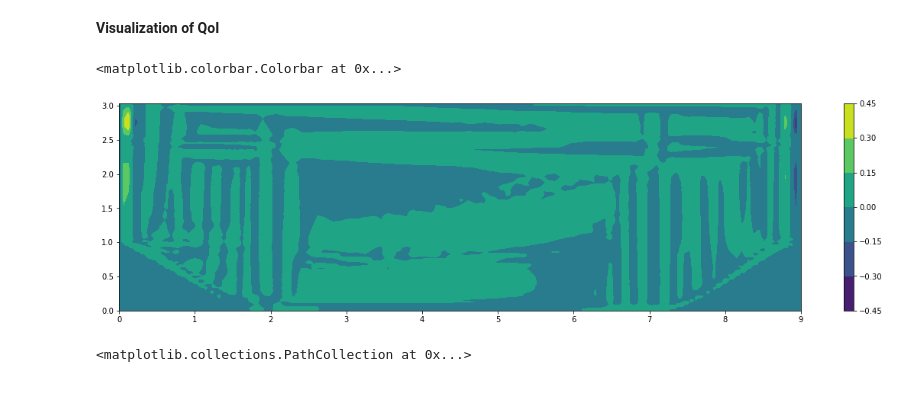
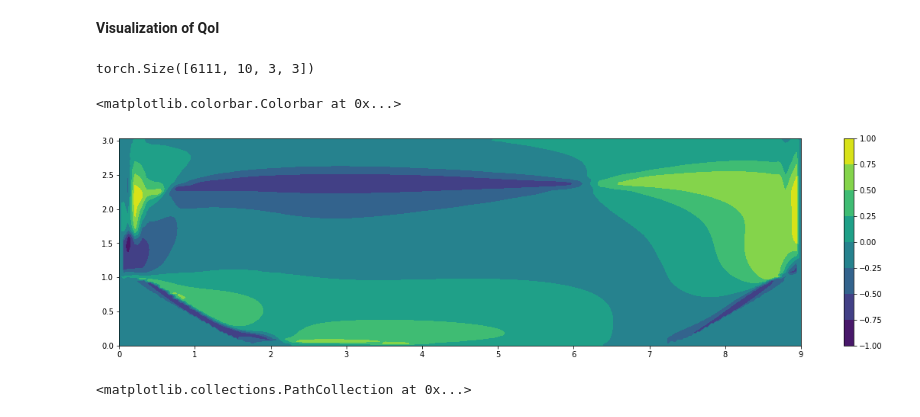
Before and after one commit to leonrccs/data_driven_rans, a Jupyter notebook: notebooks/select_nn_data.ipynb, the cells around one changed output. Drawn from its saved outputs; the diff is of its cells as text; code cells hidden in the pictures.

```diff
--- a/notebooks/select_nn_data.ipynb
+++ b/notebooks/select_nn_data.ipynb
@@ -178,23 +191,27 @@ torch.save(grid_interp, 'tensor_data/post_interpolation/grid-torch.th')
 # %% [markdown]
 **Visualization of QoI**
+# %%
+T.shape
+# %% [output]
+torch.Size([6111, 10, 3, 3])
 # %%
 # making grid for domain
 grid_all_x, grid_all_y = np.mgrid[0.:9.:300j, 0.:3.035:100j]
-grid_all_z1 = griddata(cellCenters_RANS, inv[:,3], (grid_all_x, grid_all_y), method='linear')
+grid_all_z1 = griddata(cellCenters_RANS, T[:,0,0,0], (grid_all_x, grid_all_y), method='linear')
 
 # remove Nan data points under hill crest
 mask_1 = np.isnan(grid_all_z1)
 grid_all_z1[mask_1] = 0
 # mask_2 = np.where(grid_all_z1<-0.45)
 # grid_all_z1[mask_2] = -0.45
 # mask_3 = np.where(grid_all_z1>-0.05)
 # grid_all_z1[mask_3] = -0.05
 fig, ax = plt.subplots(figsize=(20,5))
 DNS_all_domain = ax.contourf(grid_all_x, grid_all_y, grid_all_z1[:,:])
 fig.colorbar(DNS_all_domain, ax=ax)
 # %% [output]
 <matplotlib.colorbar.Colorbar at 0x...>
-[figure, old version]
+[figure, new version]
 # %%
 # plot datapoints of RANS
 fig, ax = plt.subplots(figsize=(13,4), tight_layout=True)
```
Also changed, not shown: parts of 2 cells of this notebook, 12 other files.
